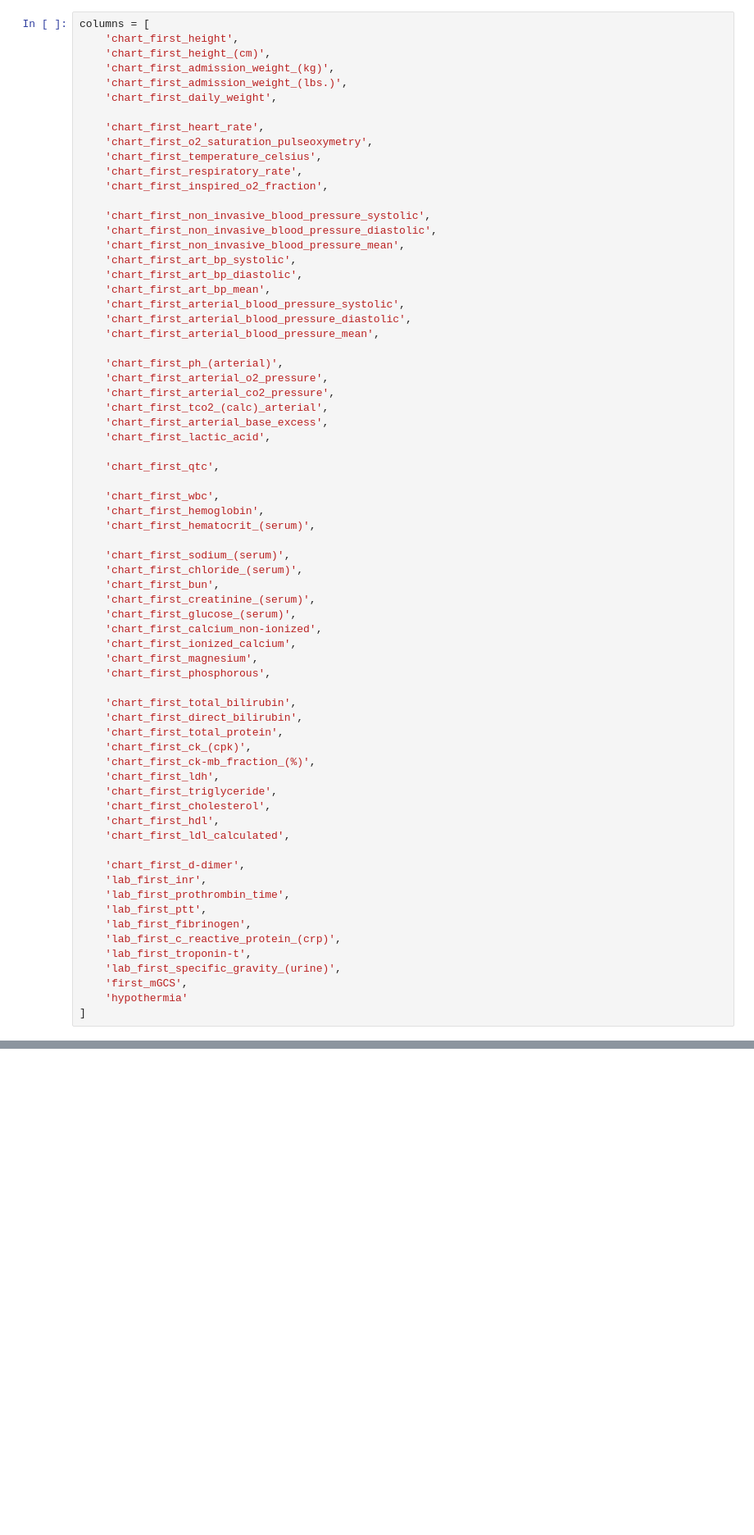
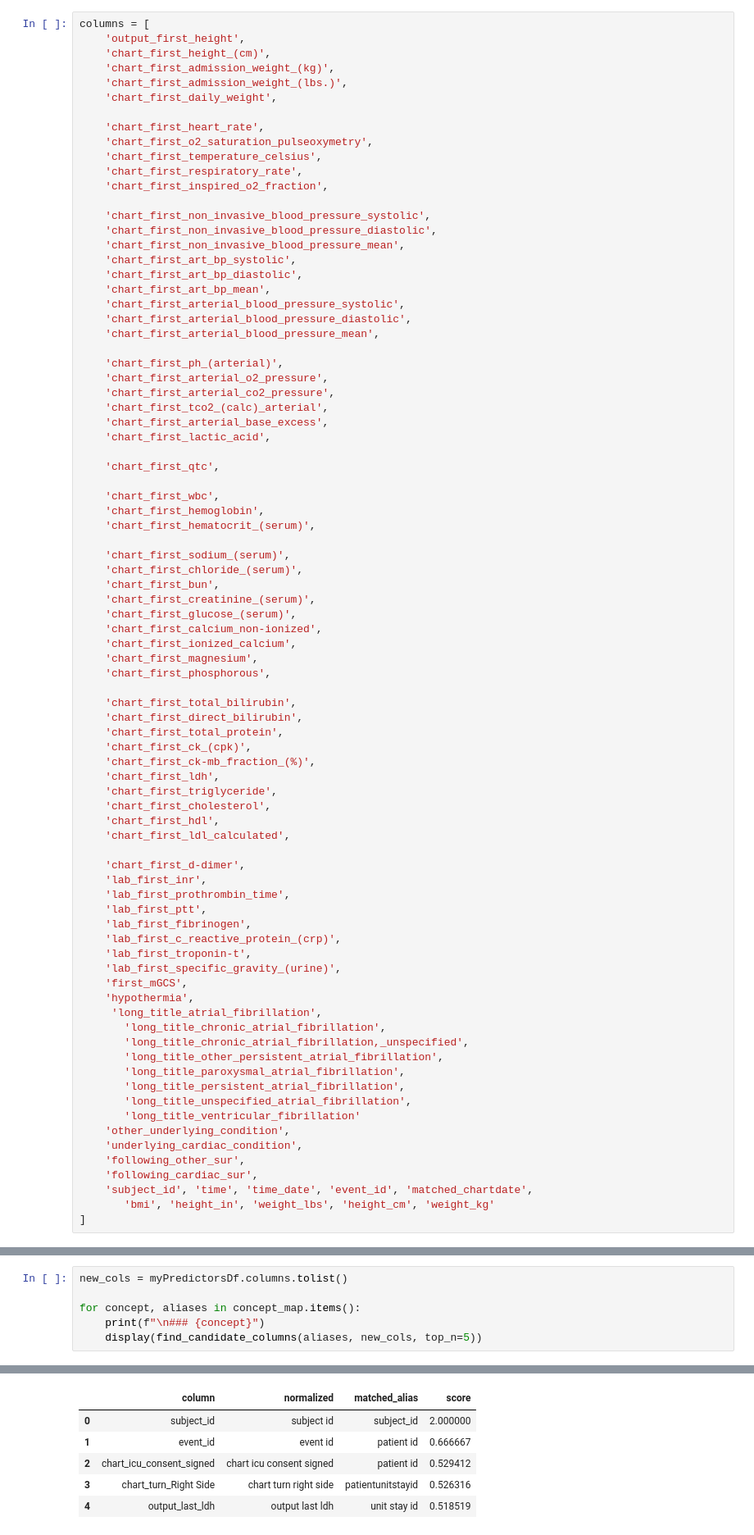
Before and after one commit to michelraskin/ttmhte, a Jupyter notebook: mimiciv/MIMICAnalysisNeural.ipynb, the cells around one changed output, grey strips where cells are left out. Shown at 82% size. Drawn from its saved outputs; the diff is of its cells as text; blank space fills up the shorter version.

```diff
--- a/mimiciv/MIMICAnalysisNeural.ipynb
+++ b/mimiciv/MIMICAnalysisNeural.ipynb
@@ -82,7 +82,7 @@ from MIMICUtil import *
 from sklearn.decomposition import PCA
 # %%
 columns = [
-    'chart_first_height',
+    'output_first_height',
     'chart_first_height_(cm)',
     'chart_first_admission_weight_(kg)',
     'chart_first_admission_weight_(lbs.)',
@@ -147,5 +147,19 @@ columns = [
     'lab_first_troponin-t',
     'lab_first_specific_gravity_(urine)',
     'first_mGCS',
-    'hypothermia'
+    'hypothermia',
+     'long_title_atrial_fibrillation',
+       'long_title_chronic_atrial_fibrillation',
+       'long_title_chronic_atrial_fibrillation,_unspecified',
+       'long_title_other_persistent_atrial_fibrillation',
+       'long_title_paroxysmal_atrial_fibrillation',
+       'long_title_persistent_atrial_fibrillation',
+       'long_title_unspecified_atrial_fibrillation',
+       'long_title_ventricular_fibrillation'
+    'other_underlying_condition',
+    'underlying_cardiac_condition',
+    'following_other_sur',
+    'following_cardiac_sur',
+    'subject_id', 'time', 'time_date', 'event_id', 'matched_chartdate',
+       'bmi', 'height_in', 'weight_lbs', 'height_cm', 'weight_kg'
 ]
@@ -151,0 +261,7 @@ columns = [
+# %%
+new_cols = myPredictorsDf.columns.tolist()
+
+for concept, aliases in concept_map.items():
+    print(f"\n### {concept}")
+    display(find_candidate_columns(aliases, new_cols, top_n=5))
+# %% [output]
@@ -151,0 +269,6 @@ columns = [
+|  | column | normalized | matched_alias | score |
+| 0 | subject_id | subject id | subject_id | 2.000000 |
+| 1 | event_id | event id | patient id | 0.666667 |
+| 2 | chart_icu_consent_signed | chart icu consent signed | patient id | 0.529412 |
+| 3 | chart_turn_Right Side | chart turn right side | patientunitstayid | 0.526316 |
+| 4 | output_last_ldh | output last ldh | unit stay id | 0.518519 |
```
Also changed, not shown: parts of 30 cells of this notebook, 16 other files.
